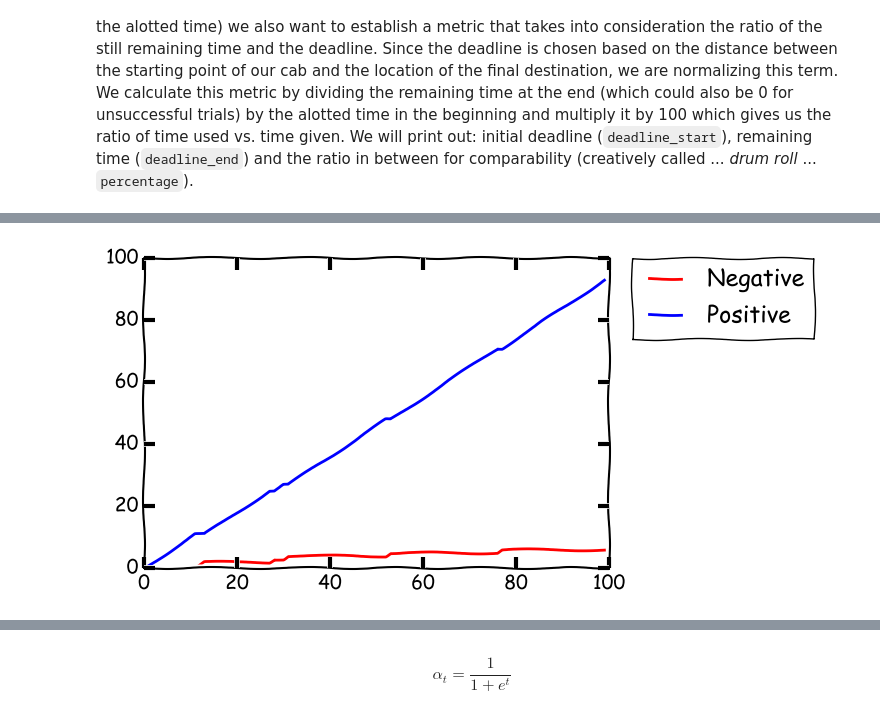
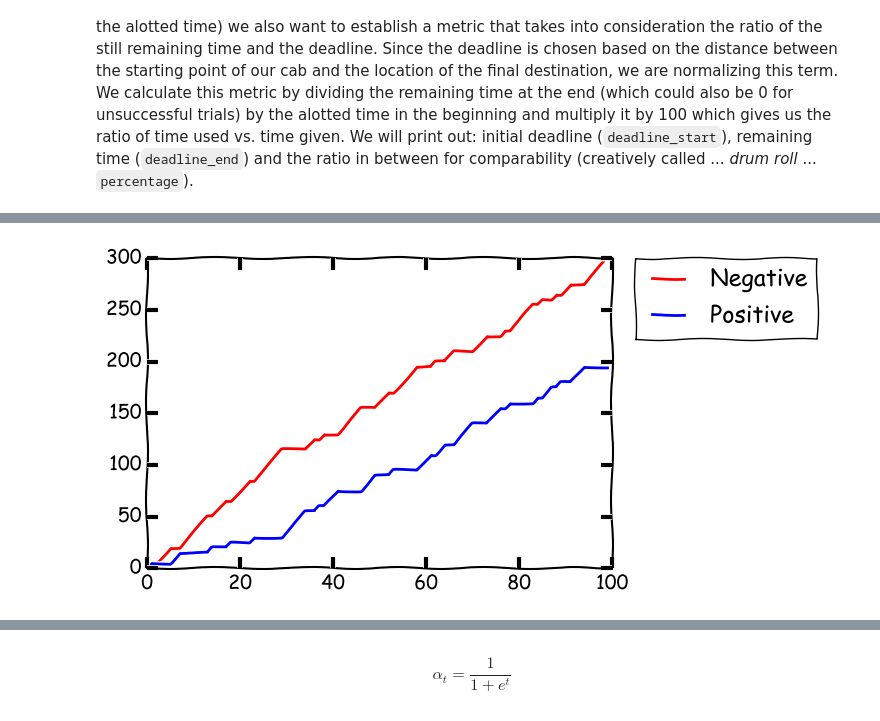
Before and after one commit to andirs/smartcab, a Jupyter notebook: SmartCabDocumentation.ipynb, the cells around one changed output, grey strips where cells are left out. Saved outputs shown, nothing was run; the diff lists cells and outputs as text; code cells hidden in the pictures.

```diff
--- a/SmartCabDocumentation.ipynb
+++ b/SmartCabDocumentation.ipynb
@@ -533,17 +513,17 @@ feature_comp[(feature_comp['success'] > 90) & (feature_comp['epsilon'] != 1.0)]
 # %%
 def plot_ts(idx, filename):
     '''
     Plots time series plot of trial success rate.
     '''
     import matplotlib.pyplot as plt
     data = pd.read_pickle(filename)
     plt_data = data[idx]
 
     plt.plot(np.cumsum(plt_data["neg"]), 'r', label="Negative")
     plt.plot(np.cumsum(plt_data["pos"]), 'b', label="Positive")
     plt.legend(bbox_to_anchor=(1.05, 1), loc=2, borderaxespad=0.)
     plt.show()
 
-plot_ts((.9,.9,1), "smartcab/data/ts_drago.p")
+plot_ts((.6,99.0,1), "smartcab/data/ts_feature_comparison_qinit0_rinit1.p")
 # %% [output]
-[figure, old version]
+[figure, new version]
```
Also changed, not shown: parts of 23 cells of this notebook, 38 other files.
